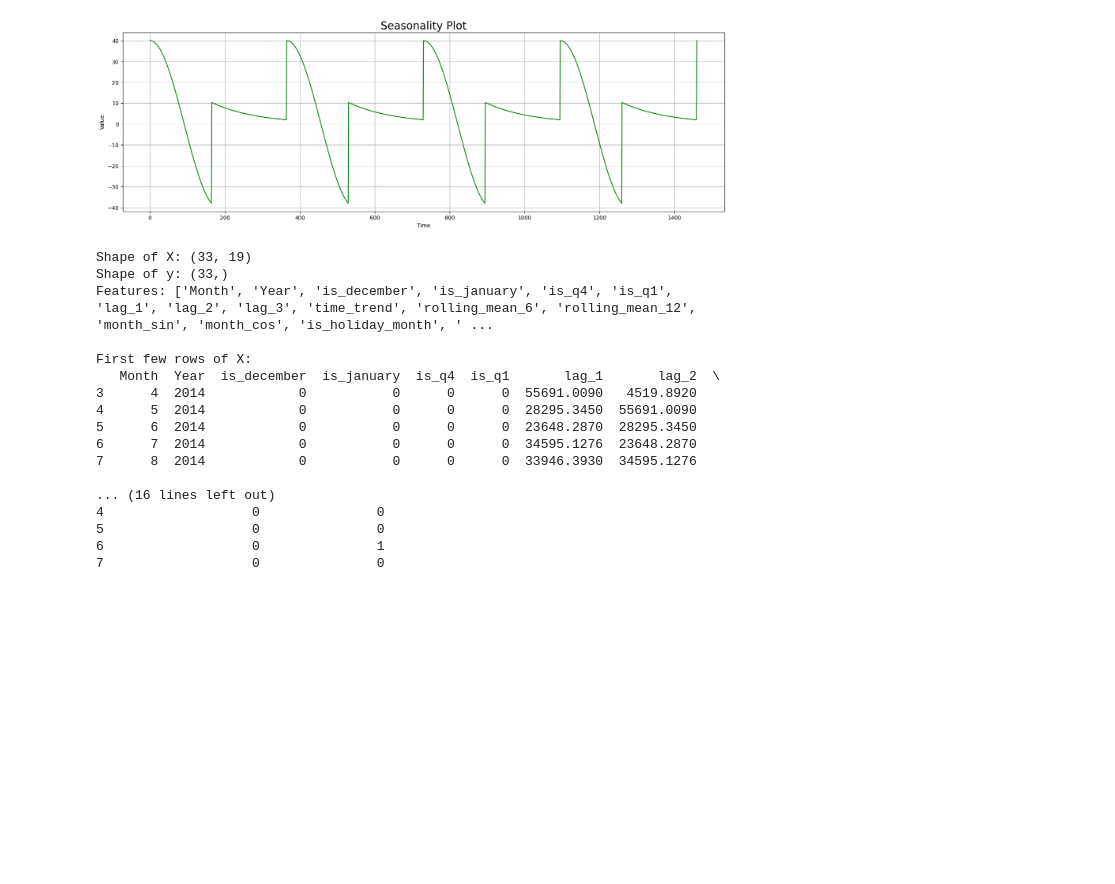
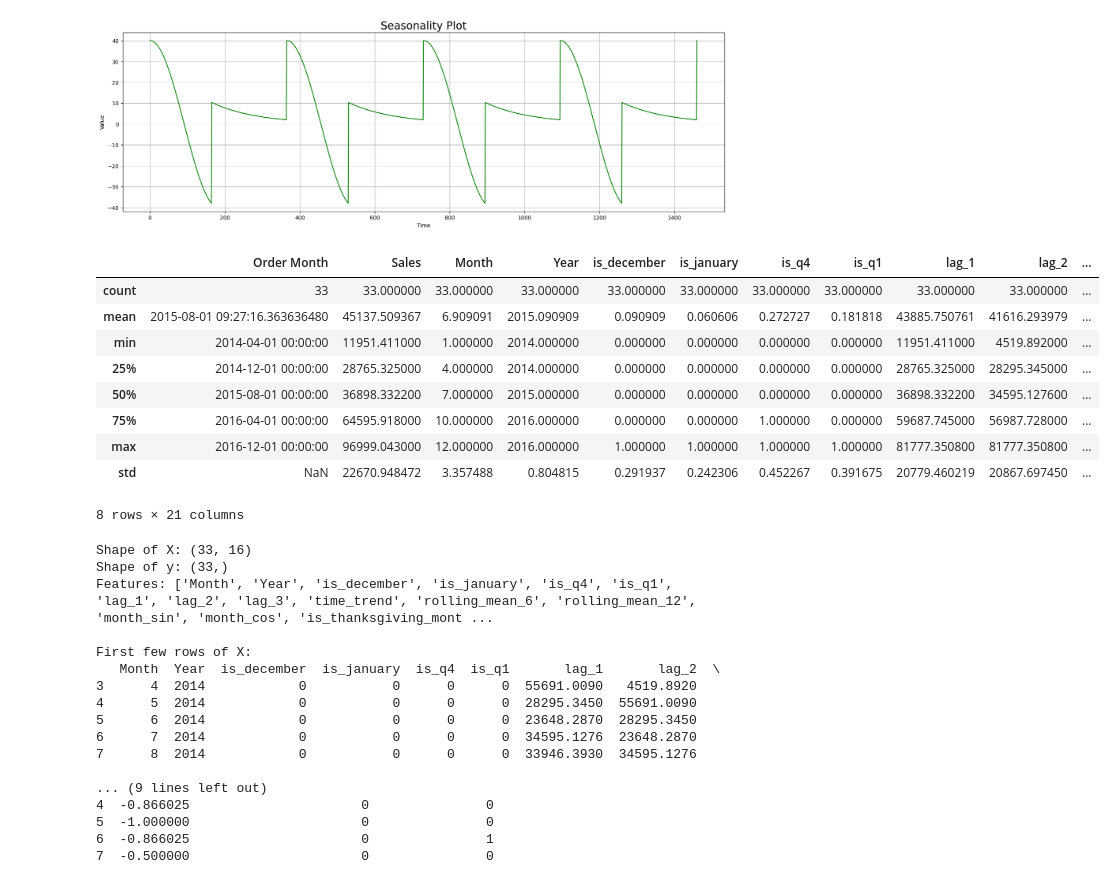
Before and after one commit to Matela7/forecasting_sales, a Jupyter notebook: main.ipynb, the cells around one changed output. Drawn from its saved outputs; the diff is of its cells as text; code cells hidden in the pictures; blank space fills up the shorter version.

```diff
--- a/main.ipynb
+++ b/main.ipynb
@@ -116,33 +116,45 @@ end_date = monthly_sales['Order Month'].max()
 holidays = cal.holidays(start=start_date, end=end_date)
 
 # Create a set of year-month combinations that have holidays
 holiday_months = set(pd.to_datetime(holidays).strftime('%Y-%m'))
 
 # Create holiday month indicator (0/1)
 monthly_sales['is_holiday_month'] = monthly_sales['Order Month'].dt.strftime('%Y-%m').isin(holiday_months).astype(int)
 
 # Count number of holidays per month
 holiday_counts = pd.DataFrame(
     {'count': pd.DatetimeIndex(holidays).to_period('M').value_counts()}
 ).reset_index()
 holiday_counts['year_month'] = holiday_counts['index'].astype(str)
 
 # Merge holiday counts back to monthly_sales
 monthly_sales['year_month'] = monthly_sales['Order Month'].dt.to_period('M').astype(str)
 monthly_sales = monthly_sales.merge(
     holiday_counts[['year_month', 'count']],
     on='year_month',
     how='left'
 )
 monthly_sales['holiday_count'] = monthly_sales['count'].fillna(0).astype(int)
 monthly_sales.drop(['year_month', 'count'], axis=1, inplace=True)
 
 # Add indicators for specific holiday months
 monthly_sales['is_thanksgiving_month'] = ((monthly_sales['Month'] == 11)).astype(int)
 monthly_sales['is_christmas_month'] = (monthly_sales['Month'] == 12).astype(int)
 monthly_sales['is_july4_month'] = (monthly_sales['Month'] == 7).astype(int)
 
 monthly_sales = monthly_sales.dropna()
+monthly_sales.describe()
+# %% [output]
+|  | Order Month | Sales | Month | Year | is_december | is_january | is_q4 | is_q1 | lag_1 | lag_2 | ... |
+| count | 33 | 33.000000 | 33.000000 | 33.000000 | 33.000000 | 33.000000 | 33.000000 | 33.000000 | 33.000000 | 33.000000 | ... |
+| mean | 2015-08-01 09:27:16.363636480 | 45137.509367 | 6.909091 | 2015.090909 | 0.090909 | 0.060606 | 0.272727 | 0.181818 | 43885.750761 | 41616.293979 | ... |
+| min | 2014-04-01 00:00:00 | 11951.411000 | 1.000000 | 2014.000000 | 0.000000 | 0.000000 | 0.000000 | 0.000000 | 11951.411000 | 4519.892000 | ... |
+| 25% | 2014-12-01 00:00:00 | 28765.325000 | 4.000000 | 2014.000000 | 0.000000 | 0.000000 | 0.000000 | 0.000000 | 28765.325000 | 28295.345000 | ... |
+| 50% | 2015-08-01 00:00:00 | 36898.332200 | 7.000000 | 2015.000000 | 0.000000 | 0.000000 | 0.000000 | 0.000000 | 36898.332200 | 34595.127600 | ... |
+| 75% | 2016-04-01 00:00:00 | 64595.918000 | 10.000000 | 2016.000000 | 0.000000 | 0.000000 | 1.000000 | 0.000000 | 59687.745000 | 56987.728000 | ... |
+| max | 2016-12-01 00:00:00 | 96999.043000 | 12.000000 | 2016.000000 | 1.000000 | 1.000000 | 1.000000 | 1.000000 | 81777.350800 | 81777.350800 | ... |
+| std | NaN | 22670.948472 | 3.357488 | 0.804815 | 0.291937 | 0.242306 | 0.452267 | 0.391675 | 20779.460219 | 20867.697450 | ... |
+8 rows × 21 columns
 # %%
 from sklearn.metrics import mean_absolute_error, mean_absolute_percentage_error
 
@@ -150,7 +162,7 @@ from sklearn.metrics import mean_absolute_error, mean_absolute_percentage_error
 features = ['Month', 'Year', 'is_december', 'is_january', 'is_q4', 'is_q1',
            'lag_1', 'lag_2', 'lag_3','time_trend',
             'rolling_mean_6', 'rolling_mean_12', 'month_sin', 'month_cos',
-           'is_holiday_month', 'holiday_count', 'is_thanksgiving_month', 'is_christmas_month', 'is_july4_month']
+           'is_thanksgiving_month','is_july4_month']
 
 # Create feature matrix X and target vector y
 X = monthly_sales[features]
@@ -162,9 +174,9 @@ print(f"Features: {features}")
 print(f"\nFirst few rows of X:")
 print(X.head())
 # %% [output]
-Shape of X: (33, 19)
+Shape of X: (33, 16)
 Shape of y: (33,)
-Features: ['Month', 'Year', 'is_december', 'is_january', 'is_q4', 'is_q1', 'lag_1', 'lag_2', 'lag_3', 'time_trend', 'rolling_mean_6', 'rolling_mean_12', 'month_sin', 'month_cos', 'is_holiday_month', ' ...
+Features: ['Month', 'Year', 'is_december', 'is_january', 'is_q4', 'is_q1', 'lag_1', 'lag_2', 'lag_3', 'time_trend', 'rolling_mean_6', 'rolling_mean_12', 'month_sin', 'month_cos', 'is_thanksgiving_mont ...
 
 First few rows of X:
    Month  Year  is_december  is_january  is_q4  is_q1       lag_1       lag_2  \
@@ -174,11 +186,11 @@ First few rows of X:
 6      7  2014            0           0      0      0  34595.1276  23648.2870
 7      8  2014            0           0      0      0  33946.3930  34595.1276
 
-... (16 lines left out)
-4                   0               0
-5                   0               0
-6                   0               1
-7                   0               0
+... (9 lines left out)
+4  -0.866025                      0               0
+5  -1.000000                      0               0
+6  -0.866025                      0               1
+7  -0.500000                      0               0
 # %%
 # Wybierzmy Random Forest jako najlepszy model i wytrenujmy go na wszystkich danych
 from sklearn.ensemble import RandomForestRegressor
```
Also changed, not shown: parts of 7 cells of this notebook, 4 other files.
